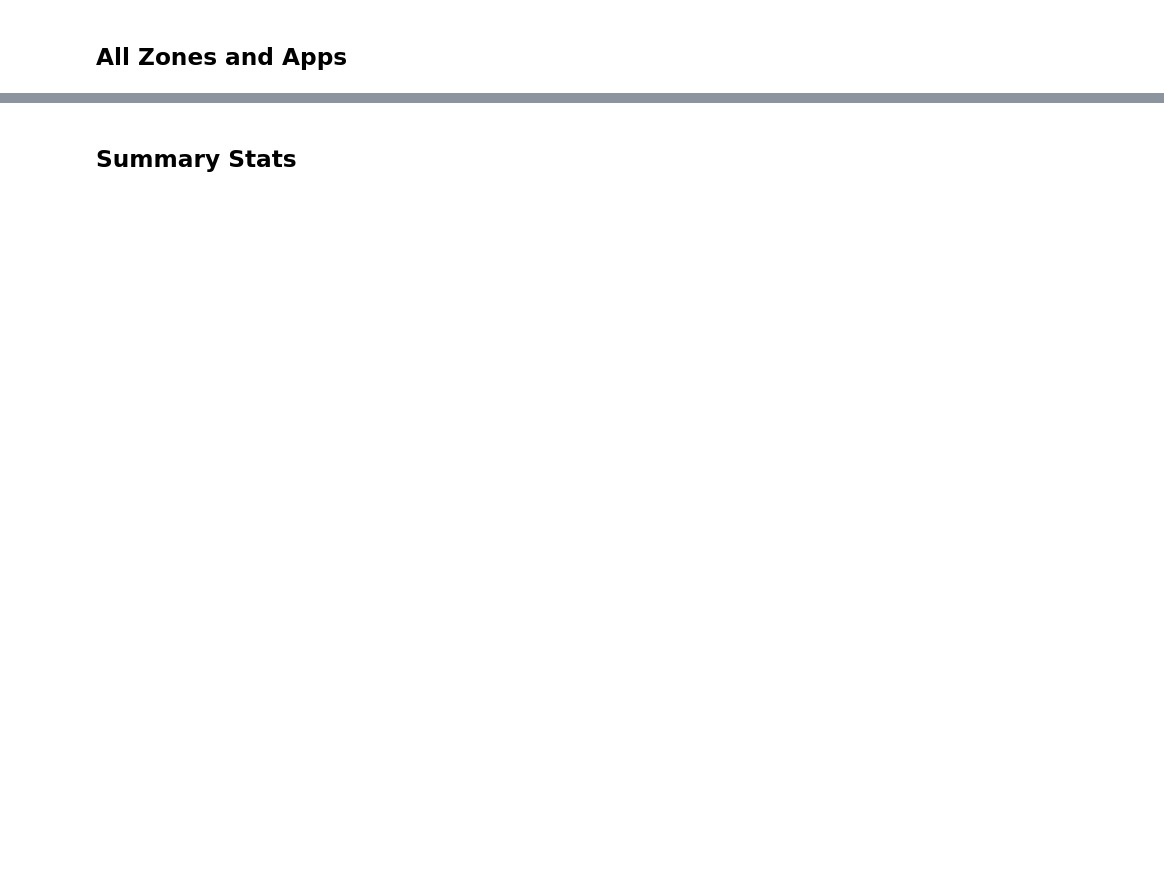
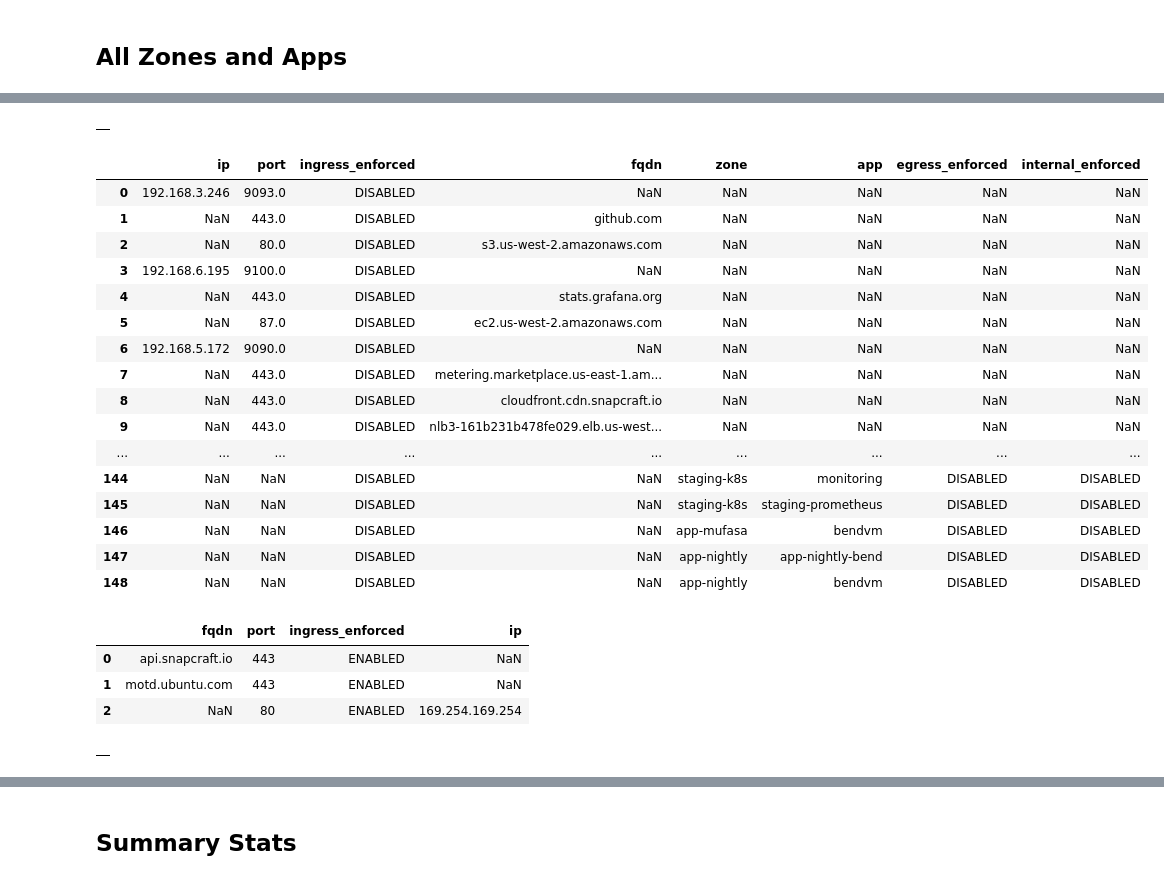
Before and after one commit to araalinetworks/api, a Jupyter notebook: python/araali_api.ipynb, the cells around one changed output, grey strips where cells are left out. Drawn from its saved outputs; the diff is of its cells as text; code cells hidden in the pictures; blank space fills up the shorter version.

Commit message:
python sugar for RBAC and lenses
Still need to do the api's for app remapping in a python fluent way

```diff
--- a/python/araali_api.ipynb
+++ b/python/araali_api.ipynb
@@ -101,2 +156,37 @@ run = run.refresh()
+# %%
+api.Table(araalictl.get_lenses(full=True, enforced=True, tenant="rsn"))
+# %% [output]
+|  |
+# %%
+api.Table(araalictl.get_lenses(enforced=False))
+# %% [output]
+|  | ip | port | ingress_enforced | fqdn | zone | app | egress_enforced | internal_enforced |
+| 0 | 192.168.3.246 | 9093.0 | DISABLED | NaN | NaN | NaN | NaN | NaN |
+| 1 | NaN | 443.0 | DISABLED | github.com | NaN | NaN | NaN | NaN |
+| 2 | NaN | 80.0 | DISABLED | s3.us-west-2.amazonaws.com | NaN | NaN | NaN | NaN |
+| 3 | 192.168.6.195 | 9100.0 | DISABLED | NaN | NaN | NaN | NaN | NaN |
+| 4 | NaN | 443.0 | DISABLED | stats.grafana.org | NaN | NaN | NaN | NaN |
+| 5 | NaN | 87.0 | DISABLED | ec2.us-west-2.amazonaws.com | NaN | NaN | NaN | NaN |
+| 6 | 192.168.5.172 | 9090.0 | DISABLED | NaN | NaN | NaN | NaN | NaN |
+| 7 | NaN | 443.0 | DISABLED | metering.marketplace.us-east-1.am... | NaN | NaN | NaN | NaN |
+| 8 | NaN | 443.0 | DISABLED | cloudfront.cdn.snapcraft.io | NaN | NaN | NaN | NaN |
+| 9 | NaN | 443.0 | DISABLED | nlb3-161b231b478fe029.elb.us-west... | NaN | NaN | NaN | NaN |
+| ... | ... | ... | ... | ... | ... | ... | ... | ... |
+| 144 | NaN | NaN | DISABLED | NaN | staging-k8s | monitoring | DISABLED | DISABLED |
+| 145 | NaN | NaN | DISABLED | NaN | staging-k8s | staging-prometheus | DISABLED | DISABLED |
+| 146 | NaN | NaN | DISABLED | NaN | app-mufasa | bendvm | DISABLED | DISABLED |
+| 147 | NaN | NaN | DISABLED | NaN | app-nightly | app-nightly-bend | DISABLED | DISABLED |
+| 148 | NaN | NaN | DISABLED | NaN | app-nightly | bendvm | DISABLED | DISABLED |
+# %%
+api.Table(araalictl.get_lenses())
+# %% [output]
+|  | fqdn | port | ingress_enforced | ip |
+| 0 | api.snapcraft.io | 443 | ENABLED | NaN |
+| 1 | motd.ubuntu.com | 443 | ENABLED | NaN |
+| 2 | NaN | 80 | ENABLED | 169.254.169.254 |
+# %%
+api.Table(araalictl.get_lenses(full=True))
+# %% [output]
+|  |
 # %%
 api.Runtime.zone2apps = None
```
Also changed, not shown: parts of 18 cells of this notebook, 2 other files.
